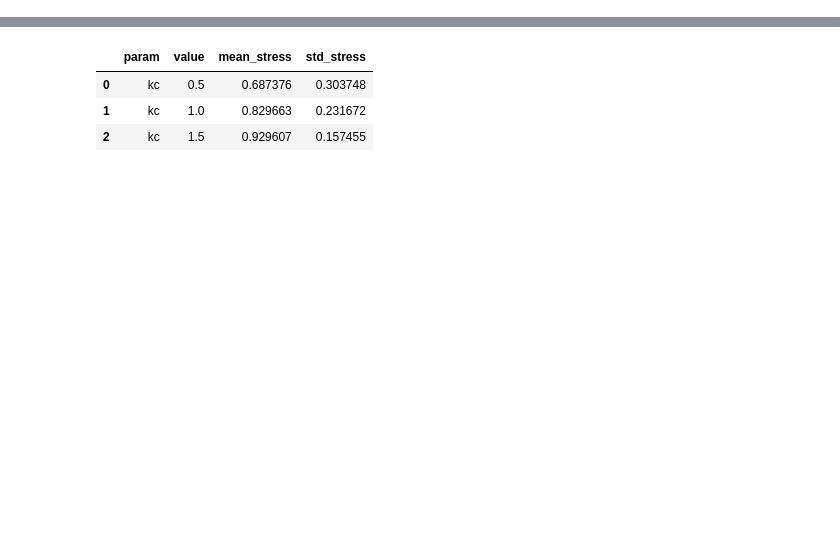
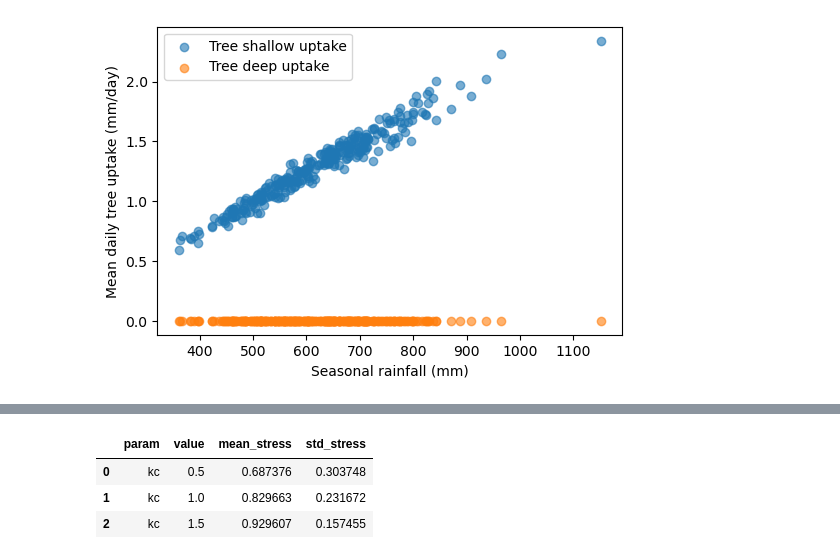
Before and after one commit to rms428/maize-Toff, a Jupyter notebook: tree.ipynb, the cells around one changed output, grey strips where cells are left out. Saved outputs shown, nothing was run; the diff lists cells and outputs as text; code cells hidden in the pictures; blank space fills up the shorter version.

```diff
--- a/tree.ipynb
+++ b/tree.ipynb
@@ -455,0 +490,24 @@ Name: s, Length: 247, dtype: float64
+# %%
+def run_tree_scenario(deep, shade):
+    model = TreeCropModel(
+        soil=Soil("loam"),
+        crop=Crop(soil=Soil("loam")),
+        tree=Tree(soil=Soil("loam"), **tree_params),
+        climate=climate
+    )
+    model.run(deep_roots=deep, shade_on=shade)
+    return model.output()
+
+def seasonal_dynamic_stress(out):
+    return np.sum(out["stress"])
+
+out_mono    = out_m
+out_shallow = run_tree_scenario(deep=False, shade=False)
+out_shade   = run_tree_scenario(deep=False, shade=True)
+out_deep    = run_tree_scenario(deep=True,  shade=False)
+out_full    = run_tree_scenario(deep=True,  shade=True)
+
+baseline = seasonal_dynamic_stress(out_mono)
+for name, out in [("Shallow only", out_shallow), ("Shade only",   out_shade),
+                  ("Deep only",    out_deep),    ("Full system",  out_full)]:
+    print(f"{name:15s}  delta = {seasonal_dynamic_stress(out) - baseline:+.1f}")
@@ -455,0 +562,21 @@ Name: s, Length: 247, dtype: float64
+# %%
+mean_top = []
+mean_deep = []
+
+for out in outs_t:
+    mean_top.append(out["T_tree_top"].mean())
+    mean_deep.append(out["T_tree_deep"].mean())
+
+mean_top = np.array(mean_top)
+mean_deep = np.array(mean_deep)
+RF = df_tree["RF"].values
+
+plt.figure(figsize=(6,4))
+plt.scatter(RF, mean_top, alpha=0.6, label="Tree shallow uptake")
+plt.scatter(RF, mean_deep, alpha=0.6, label="Tree deep uptake")
+plt.xlabel("Seasonal rainfall (mm)")
+plt.ylabel("Mean daily tree uptake (mm/day)")
+plt.legend()
+plt.show()
+# %% [output]
+[figure, added]
```
Also changed, not shown: parts of 47 cells of this notebook, 1 other file.
